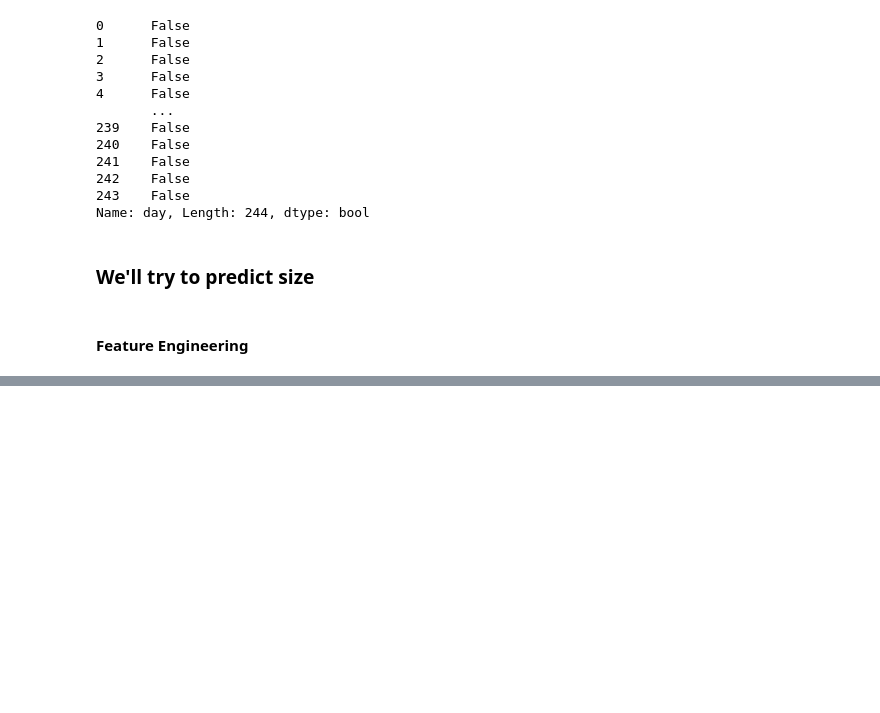
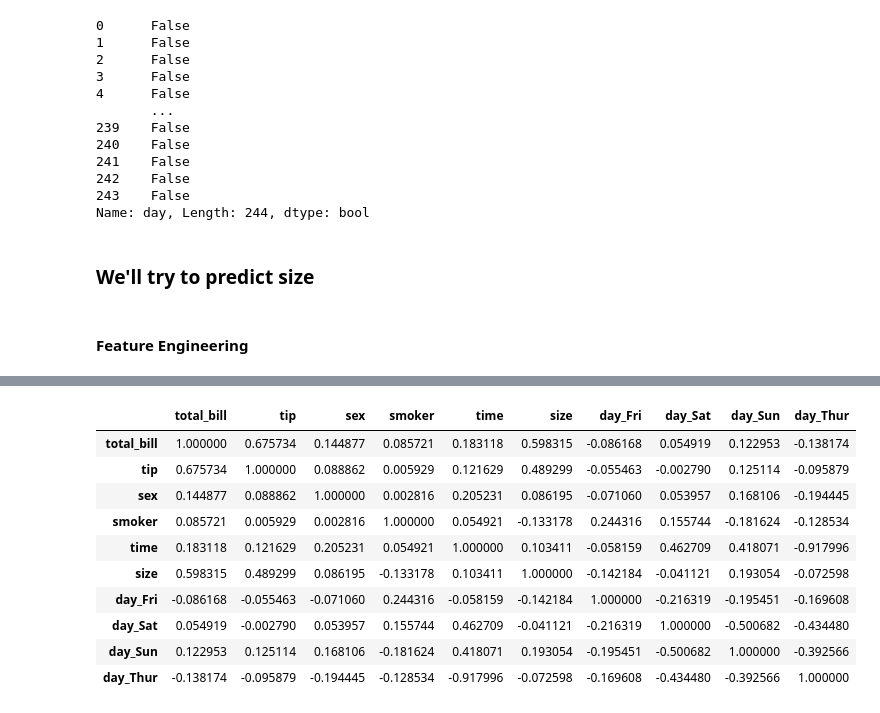
Before and after one commit to Jai1019-coder/Machine-Learning, a Jupyter notebook: 07-Nave Bayes Algorithm/gaussian.ipynb, the cells around one changed output, grey strips where cells are left out. Cells and saved outputs as stored; diff of their text form; code cells hidden in the pictures; blank space fills up the shorter version.

```diff
--- a/07-Nave Bayes Algorithm/gaussian.ipynb
+++ b/07-Nave Bayes Algorithm/gaussian.ipynb
@@ -49,0 +208,14 @@ df.head()
+# %%
+df.corr()
+# %% [output]
+|  | total_bill | tip | sex | smoker | time | size | day_Fri | day_Sat | day_Sun | day_Thur |
+| total_bill | 1.000000 | 0.675734 | 0.144877 | 0.085721 | 0.183118 | 0.598315 | -0.086168 | 0.054919 | 0.122953 | -0.138174 |
+| tip | 0.675734 | 1.000000 | 0.088862 | 0.005929 | 0.121629 | 0.489299 | -0.055463 | -0.002790 | 0.125114 | -0.095879 |
+| sex | 0.144877 | 0.088862 | 1.000000 | 0.002816 | 0.205231 | 0.086195 | -0.071060 | 0.053957 | 0.168106 | -0.194445 |
+| smoker | 0.085721 | 0.005929 | 0.002816 | 1.000000 | 0.054921 | -0.133178 | 0.244316 | 0.155744 | -0.181624 | -0.128534 |
+| time | 0.183118 | 0.121629 | 0.205231 | 0.054921 | 1.000000 | 0.103411 | -0.058159 | 0.462709 | 0.418071 | -0.917996 |
+| size | 0.598315 | 0.489299 | 0.086195 | -0.133178 | 0.103411 | 1.000000 | -0.142184 | -0.041121 | 0.193054 | -0.072598 |
+| day_Fri | -0.086168 | -0.055463 | -0.071060 | 0.244316 | -0.058159 | -0.142184 | 1.000000 | -0.216319 | -0.195451 | -0.169608 |
+| day_Sat | 0.054919 | -0.002790 | 0.053957 | 0.155744 | 0.462709 | -0.041121 | -0.216319 | 1.000000 | -0.500682 | -0.434480 |
+| day_Sun | 0.122953 | 0.125114 | 0.168106 | -0.181624 | 0.418071 | 0.193054 | -0.195451 | -0.500682 | 1.000000 | -0.392566 |
+| day_Thur | -0.138174 | -0.095879 | -0.194445 | -0.128534 | -0.917996 | -0.072598 | -0.169608 | -0.434480 | -0.392566 | 1.000000 |
```
Also changed, not shown: parts of 23 cells of this notebook.
